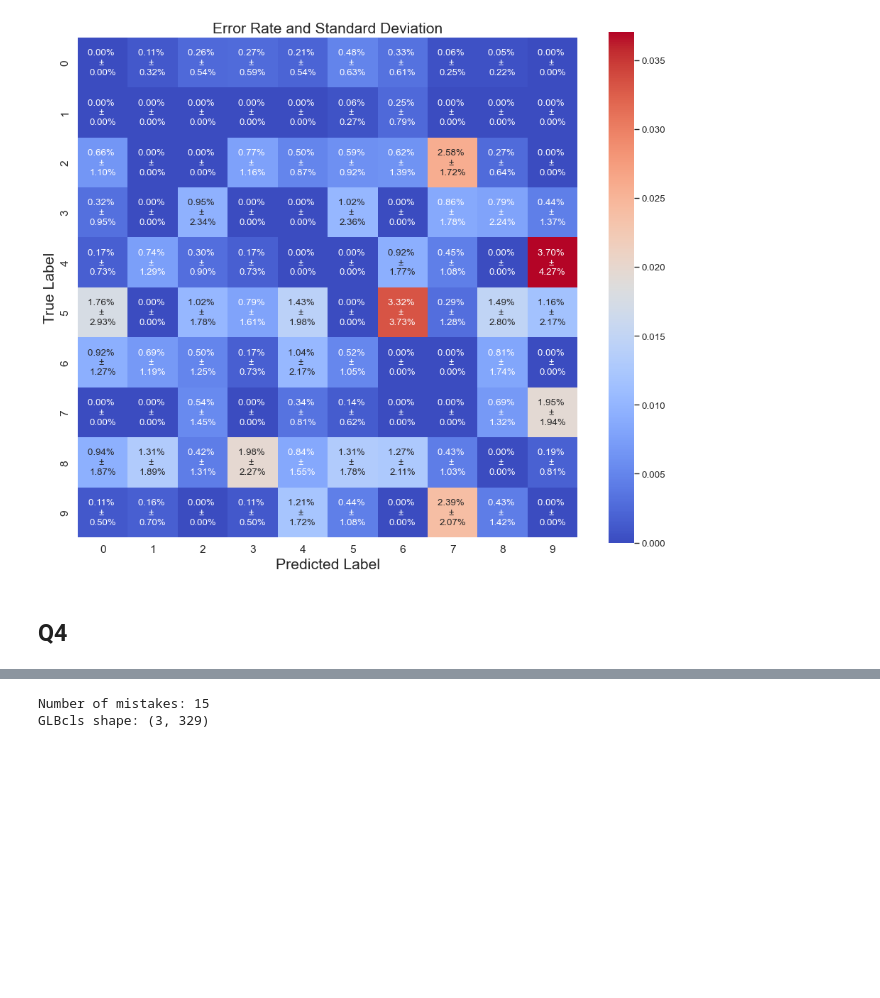
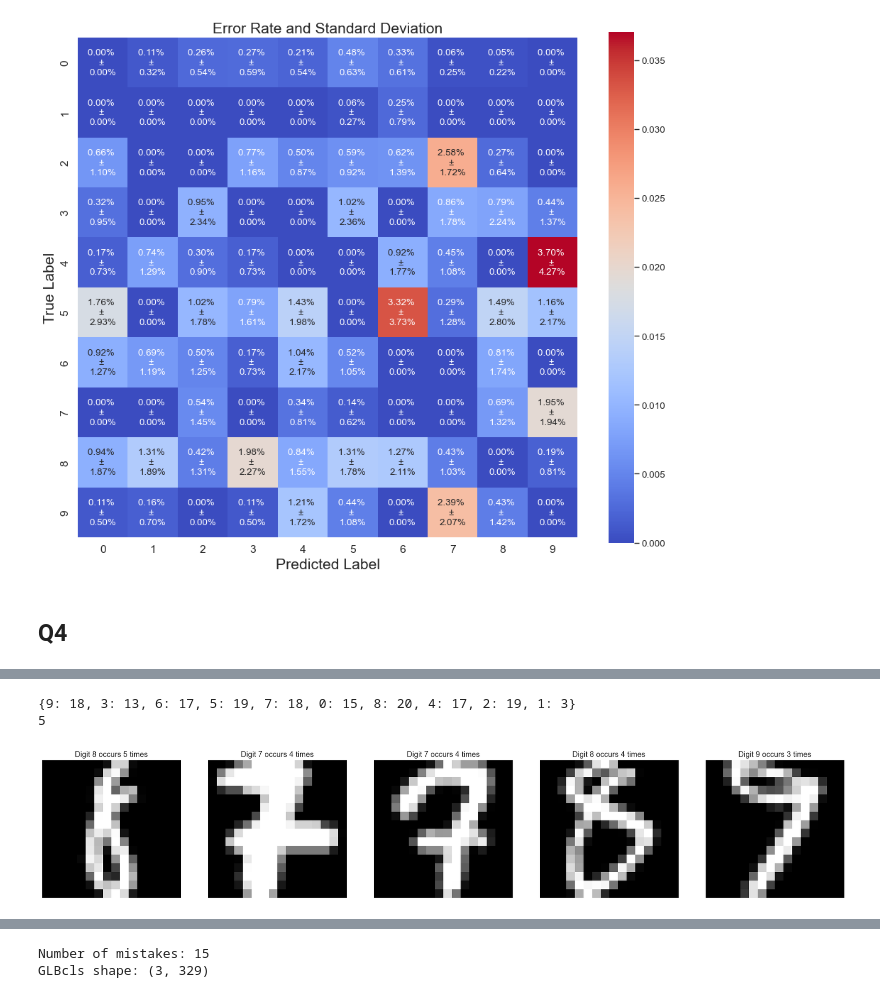
Before and after one commit to marcali/Supervised_Learning_CW2, a Jupyter notebook: KernelPerceptron.ipynb, the cells around one changed output, grey strips where cells are left out. Cells and saved outputs as stored; diff of their text form; code cells hidden in the pictures; blank space fills up the shorter version.

```diff
--- a/KernelPerceptron.ipynb
+++ b/KernelPerceptron.ipynb
@@ -381,0 +442,68 @@ plt.tight_layout()
+# %%
+from collections import Counter
+label_counts = {}
+image_counts = Counter()
+image_data = []
+
+
+for i_run in misclassified_images:
+    for label in misclassified_images[i_run]:
+        if label not in label_counts:
+            label_counts[label] = 0
+        label_counts[label] +=1
+        image = tuple(misclassified_images[i_run][label].flatten())
+        if image not in image_counts:
+            image_counts[image] = 1
+            image_data.append({'image': image, 'count': image_counts[image], 'label': label})
+        else:
+            image_counts[image] += 1
+            # Find the corresponding dictionary in image_data and update its count
+            for image_dict in image_data:
+                if image_dict['image'] == image:
+                    image_dict['count'] = image_counts[image]
+                    break
+
+print(label_counts)
+
+total_counts = {}
+
+# Iterate over the images in image_data
+for image_dict in image_data:
+    image, count, label = image_dict['image'], image_dict['count'], image_dict['label']
+
+    # If the image is already in total_counts, add the count to the existing count
+    # Otherwise, set the count and label as the total count and label for this image
+    if image in total_counts:
+        total_counts[image]['count'] += count
+    else:
+        total_counts[image] = {'count': count, 'label': label}
+
+# Convert total_counts back to a list of dictionaries
+image_data = [{'image': image, 'count': data['count'], 'label': data['label']} for image, data in total_counts.items()]
+
+#print image that is most misclassified
+#most_common_images = image_data.image_counts.most_common(5)
+image_data.sort(key=lambda x: x['count'], reverse=True)
+
+# Get the 5 most common images
+most_common_images = image_data[:5]
+print(len(most_common_images))
+# Create a figure with multiple subplots
+fig, axes = plt.subplots(1, 5, figsize=(25, 5))
+
+# Display each of the 5 most common images in its own subplot
+for ax, data in zip(axes, most_common_images):
+    image, count, label = data['image'], data['count'], data['label']
+
+    image = np.array(image).reshape(16, 16)
+    # Display the image
+    ax.imshow(image, cmap='gray')
+    ax.axis('off')
+    # Display the count as the title of the subplot
+    ax.set_title(f"Digit {label} occurs {count} times")
+
+plt.show()
+# %% [output]
+{9: 18, 3: 13, 6: 17, 5: 19, 7: 18, 0: 15, 8: 20, 4: 17, 2: 19, 1: 3}
+5
+[figure, added]
```
Also changed, not shown: parts of 6 cells of this notebook.
